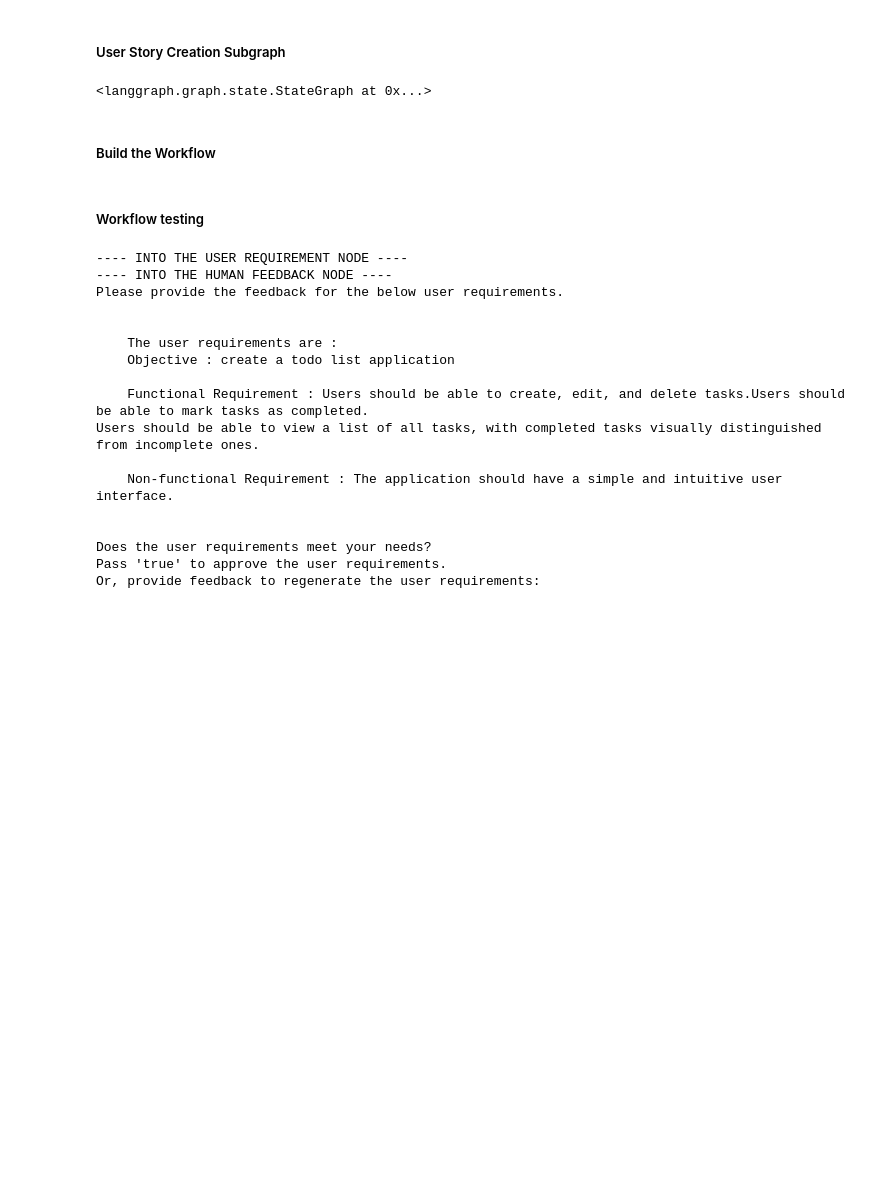
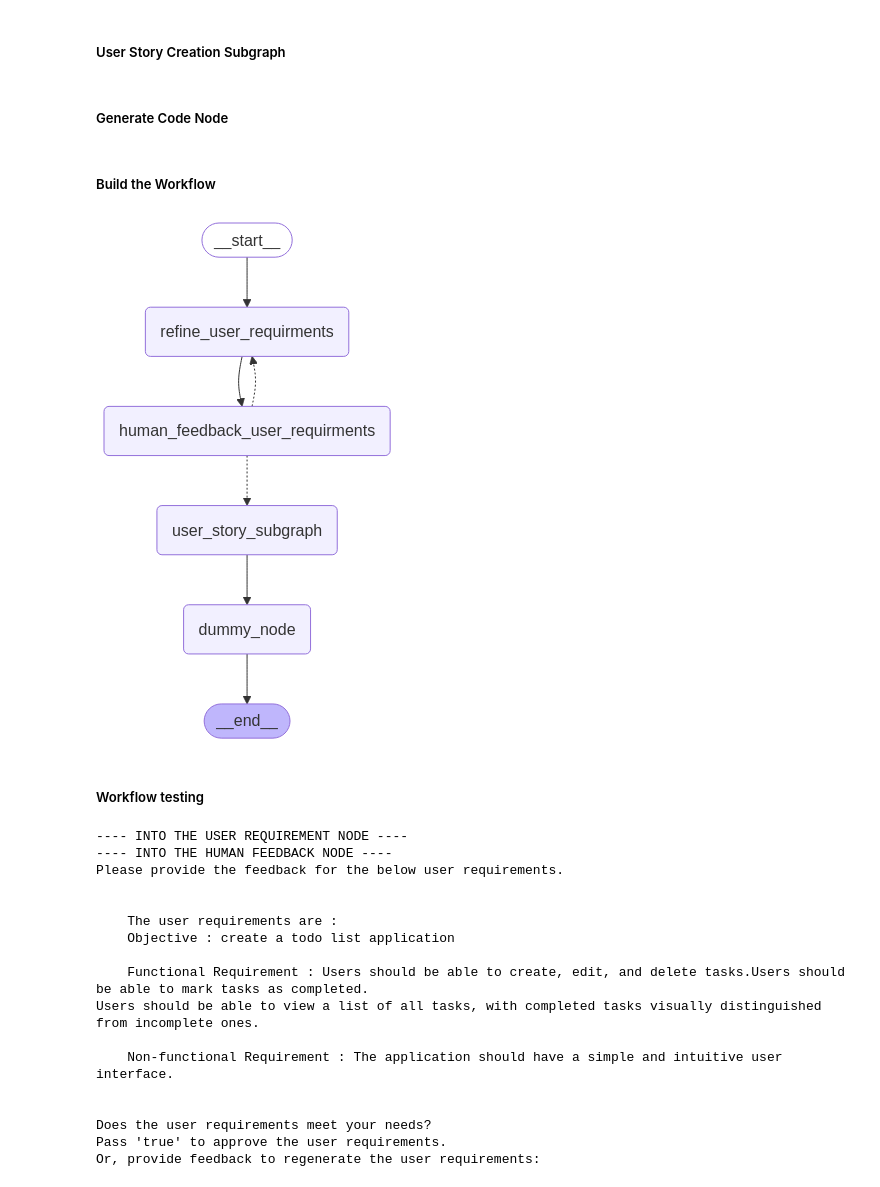
Before and after one commit to 45-Hrishi/Agentic-AI, a Jupyter notebook: Langgraph Framework/projects/sdlc_langgraph_project/research.ipynb, the cells around one changed output. Drawn from its saved outputs; the diff is of its cells as text; code cells hidden in the pictures; blank space fills up the shorter version.

Commit message:
Code generation node started

```diff
--- a/Langgraph Framework/projects/sdlc_langgraph_project/research.ipynb
+++ b/Langgraph Framework/projects/sdlc_langgraph_project/research.ipynb
@@ -46,6 +48,9 @@ class UserStory(BaseModel):
     status: Literal["ToDo","Inprogess","Done"] = Field(description="Status of the user story, whether this user story is in Done, Inprogess or todo state")
     technical_notes: str = Field(description="Add any implementation details or technical insights for developers")
 
+class GeneratedCode(BaseModel):
+    generated_code: str = Field(description="Generated code for the respective user story.")
+
 class UserStories(BaseModel):
     stories : List[UserStory] = Field(description="User Stories related to project")
 
@@ -60,8 +65,18 @@ class WorkflowState(TypedDict):
     feedback_from_user: str
     stories : list[UserStory]
     completed_stories: Annotated[list,operator.add]
+    codes: list[GeneratedCode]
+    completed_code: Annotated[list,operator.add]
 
 class UserStoryState(TypedDict):
     user_requirement: UserRequirement
     stories: list[UserStory]
     feedback_from_owner: str
+
+class UserStoryOutputState(TypedDict):
+    stories: list[UserStory]
+
+class GenerateCodeState(TypedDict):
+    code: GeneratedCode
+    story: UserStory
+    completed_code: Annotated[list,operator.add]
@@ -252,21 +269,11 @@ def human_feedback_user_requirments(state:WorkflowState) -> Command[Literal["ref
 # %% [markdown]
 ##### User Story Creation Subgraph
 # %%
-def analyze_the_feedback(state:UserStoryState):
-    print("---- INTO THE FEEDBACK ANALYZER NODE ----")
-
-
 def generate_user_stories(state:UserStoryState):
     print("---- INTO THE generate_user_story NODE ----")
     user_requirements = state["user_requirement"]
     # user_stories = state.get("stories",None)
     feedback = state.get("feedback_from_owner",None)
-    if feedback:
-        # goto analyze_the_feedback()
-        # if edit user story ->
-        # if delete user story ->
-        # if create user story ->
-        pass
     story_writer = ChatGroq(model="gemma2-9b-it",temperature=0.3).with_structured_output(UserStories)
     system_message = product_owner_instructions.format(user_requirements=user_requirements,user_story_structure=DEFAULT_USER_STORY_STRUCTURE,feedback=feedback)
     stories = story_writer.invoke([SystemMessage(content=system_message)]+[HumanMessage(content="Generate user stories based on the provided user requirements.")])
@@ -283,7 +290,7 @@ def product_owner_feedback(state:UserStoryState):
 
     if isinstance(feedback,bool) or feedback is True:
         print("into the feedback boolean")
-        return Command(goto="product_owner_review")
+        return Command(goto="dummy_node",update={"stories":state["stories"]},graph=Command.PARENT)
 
     elif isinstance(feedback,str):
         print("into the feedback string")
@@ -292,33 +299,53 @@ def product_owner_feedback(state:UserStoryState):
     else:
         raise TypeError(f"Interrupt value of type {type(feedback)} is not supported.")
 
-def product_owner_review(state:UserStoryState):
-    print("---- INTO THE DUMMY NODE 3 ----")
 
-
-section_builder = StateGraph(WorkflowState)
+section_builder = StateGraph(UserStoryState,output=UserStoryOutputState)
 section_builder.add_node("generate_user_stories",generate_user_stories)
 section_builder.add_node("product_owner_feedback",product_owner_feedback)
-section_builder.add_node("product_owner_review",product_owner_review)
 
 section_builder.add_edge(START, "generate_user_stories")
 section_builder.add_edge("generate_user_stories", "product_owner_feedback")
-section_builder.add_edge("product_owner_feedback","product_owner_review")
+
+user_story_subgraph = section_builder.compile()
-# %% [output]
-<langgraph.graph.state.StateGraph at 0x...>
+# %% [markdown]
+##### Generate Code Node
+# %%
+def dummy_node(state:WorkflowState):
+    print("---- INTO THE DUMMY NODE ----")
+
+def generate_the_code(state:GenerateCodeState):
+    print("---- INTO THE GENERATE CODE NODE ----")
+    story = state["story"]
+    print(story)
+
+def assign_workers(state:WorkflowState):
+    print("---- INTO THE ASSIGN WORKERS ----")
+    print(state)
+    stories = state["stories"]
+    print(stories)
+    return (Send(node="generate_the_code",arg={"story":story}) for story in stories)
 # %% [markdown]
 ##### Build the Workflow
 # %%
 graph = StateGraph(state_schema=WorkflowState,input=WorkFlowInputState)
 graph.add_node("refine_user_requirments",refine_user_requirments)
 graph.add_node("human_feedback_user_requirments",human_feedback_user_requirments)
-graph.add_node("user_story_subgraph",section_builder.compile())
+graph.add_node("user_story_subgraph",user_story_subgraph) # graph.add_node("user_story_subgraph",section_builder.compile())
+graph.add_node("dummy_node",dummy_node)
+
+
 
 graph.add_edge(START,"refine_user_requirments")
 graph.add_edge("refine_user_requirments","human_feedback_user_requirments")
-graph.add_edge("user_story_subgraph",END)
+graph.add_edge("user_story_subgraph","dummy_node")
+graph.add_edge("dummy_node",END)
 
 Workflow = graph.compile(MemorySaver())
+# %%
+Workflow
+# %% [output]
+[figure, added]
 # %%
 config = {"configurable": {"thread_id": str(uuid.uuid4())}}
 # %% [markdown]
```
Also changed, not shown: parts of 7 cells of this notebook.
